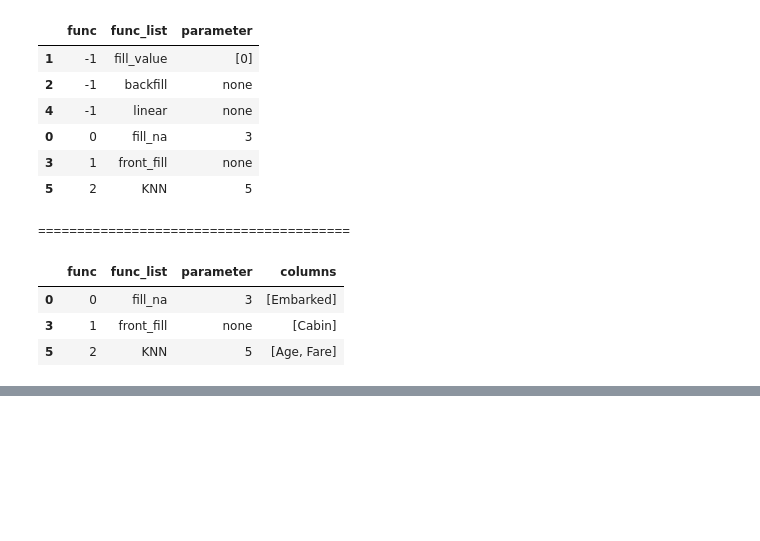
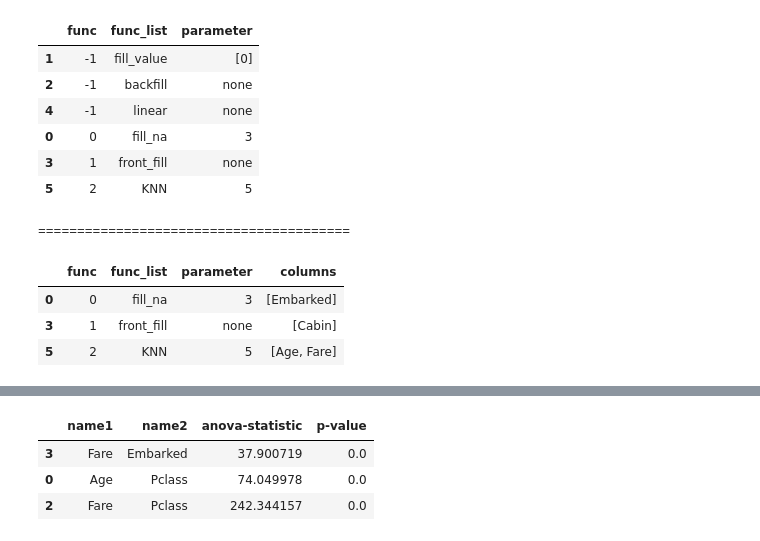
Before and after one commit to lakP44/coding-total, a Jupyter notebook: Python/데이터전처리/everything_of_preprocessing.ipynb, the cells around one changed output, grey strips where cells are left out. Cells and saved outputs as stored; diff of their text form; code cells hidden in the pictures; blank space fills up the shorter version.

```diff
--- a/Python/데이터전처리/everything_of_preprocessing.ipynb
+++ b/Python/데이터전처리/everything_of_preprocessing.ipynb
@@ -293,0 +415,40 @@ make_pvalue_df(numerical_feats, 0.05)
+# %%
+def make_ANOVA_df(nume, p_value_v, cat):
+
+    if cat in nume:
+        nume.remove(cat)
+
+    name1 = []
+    name2 = []
+    x = []
+    anova = []
+    pval = []
+
+    for n in nume:
+        for asd in cat:
+            count = 0
+            for a in range(data[asd].nunique()):
+                globals()["an{}".format(count)] = data.loc[data[asd] == list(data[asd].unique())[count], n]
+                count += 1
+            x = "an0"
+            for od in range(1, len(data[asd].unique())):
+                x = x + ", an" + str(od)
+            x1 = "spst.f_oneway(" + x + ")"
+            test2 = eval(x1)
+            name1.append(n)
+            name2.append(asd)
+            anova.append(float(format(test2[0], '.6f')))
+            pval.append(float(format(test2[1], '.6f')))
+
+    anova_df = pd.DataFrame({'name1' : name1, 'name2' : name2, 'anova-statistic' : anova, 'p-value' : pval})
+    anova_df = anova_df.loc[anova_df['p-value'] <= p_value_v]
+    anova_df = anova_df.sort_values('anova-statistic')
+
+    return anova_df
+# %%
+make_ANOVA_df(['Age', 'Fare'], 0.05, ['Pclass', 'Embarked'])
+# %% [output]
+|  | name1 | name2 | anova-statistic | p-value |
+| 3 | Fare | Embarked | 37.900719 | 0.0 |
+| 0 | Age | Pclass | 74.049978 | 0.0 |
+| 2 | Fare | Pclass | 242.344157 | 0.0 |
```
Also changed, not shown: parts of 17 cells of this notebook, 19 other files.
